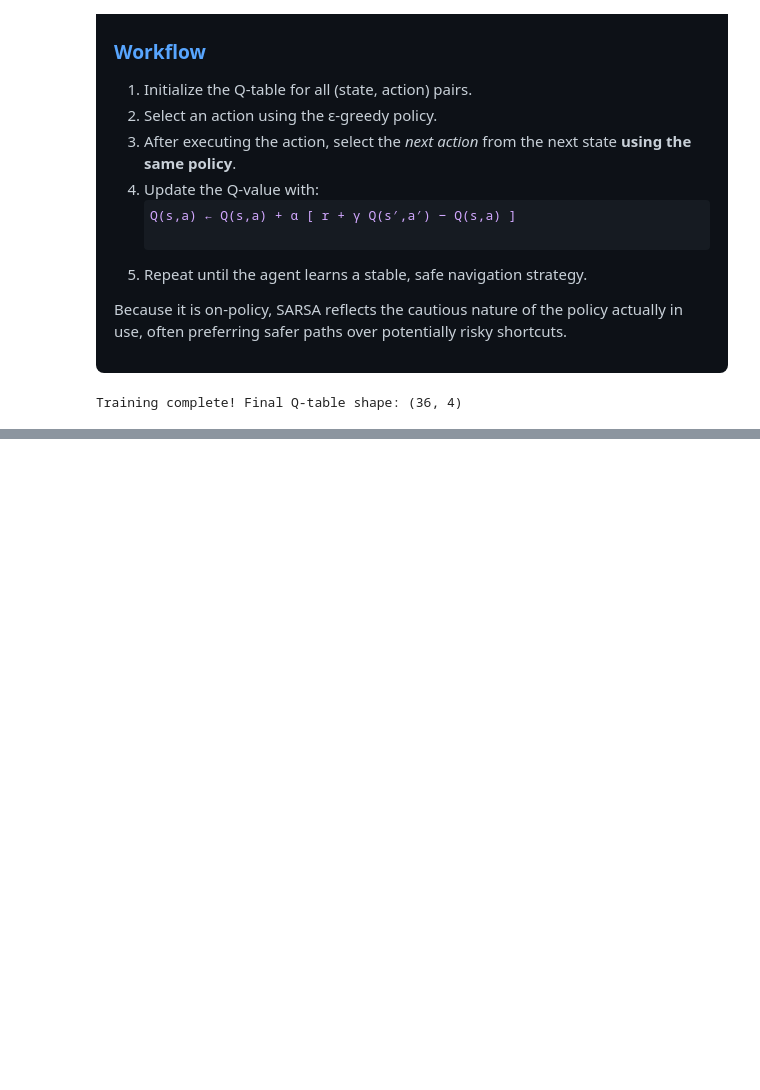
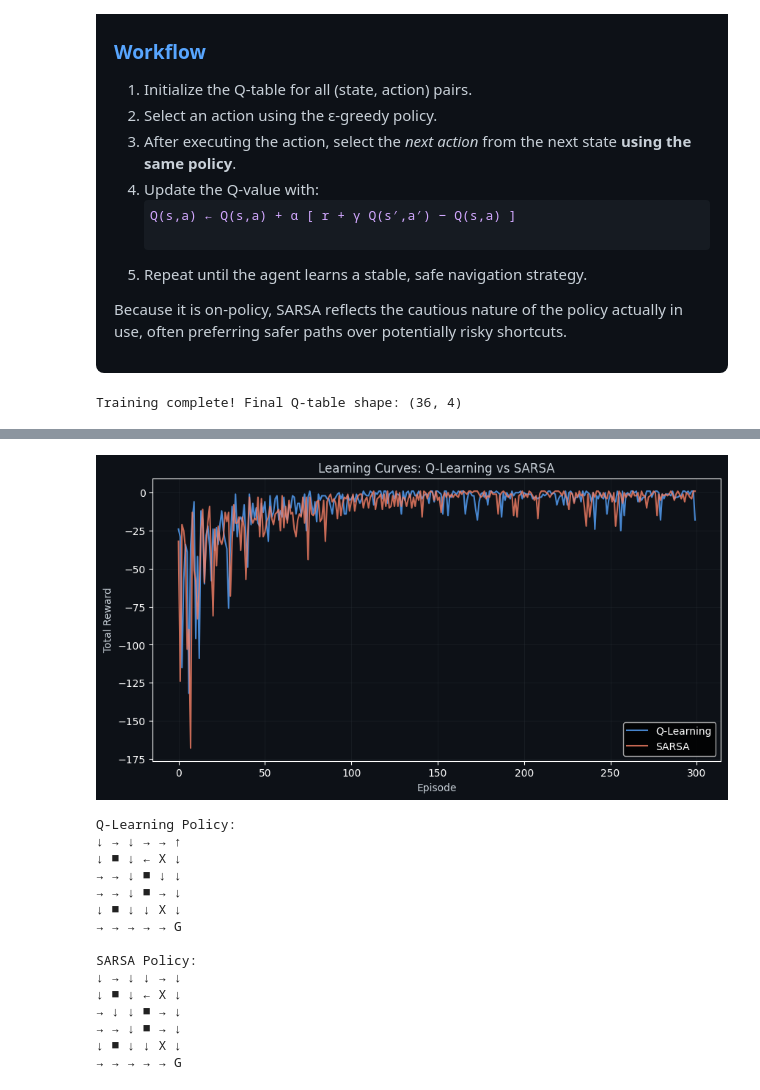
Before and after one commit to alabhastam/-GridWorld-with-Q-Learning-SARSA, a Jupyter notebook: main.ipynb, the cells around one changed output, grey strips where cells are left out. Saved outputs shown, nothing was run; the diff lists cells and outputs as text; code cells hidden in the pictures; blank space fills up the shorter version.

Commit message:
Kaggle Notebook |  GridWorld with Q-Learning & SARSA | Version 5

```diff
--- a/main.ipynb
+++ b/main.ipynb
@@ -326,0 +356,61 @@ Training complete! Final Q-table shape: (36, 4)
+# %%
+# Step 5 — Compare Q-Learning & SARSA
+import matplotlib.pyplot as plt
+import numpy as np
+
+# --- 1. Learning Curves ---
+plt.figure(figsize=(10, 5))
+plt.plot(q_rewards, label="Q-Learning", color="#58a6ff", alpha=0.8)
+plt.plot(sarsa_rewards, label="SARSA", color="#f78166", alpha=0.8)
+plt.xlabel("Episode", color="#c9d1d9")
+plt.ylabel("Total Reward", color="#c9d1d9")
+plt.title("Learning Curves: Q-Learning vs SARSA", color="#c9d1d9")
+plt.legend()
+plt.grid(alpha=0.3, color="#30363d")
+plt.gca().set_facecolor("#0d1117")
+plt.gcf().patch.set_facecolor("#0d1117")
+plt.show()
+
+# --- 2. Policy Visualization ---
+def plot_policy(Q, env, title):
+    policy_grid = np.full((env.rows, env.cols), " ")
+    arrows = {0:"↑", 1:"→", 2:"↓", 3:"←"}
+
+    for r in range(env.rows):
+        for c in range(env.cols):
+            if (r,c) in env.obstacles:
+                policy_grid[r,c] = "■"  # Obstacle
+                continue
+            if (r,c) in env.traps:
+                policy_grid[r,c] = "X"  # Trap
+                continue
+            if (r,c) == env.goal:
+                policy_grid[r,c] = "G"  # Goal
+                continue
+            state_idx = r*env.cols+c
+            best_action = np.argmax(Q[state_idx])
+            policy_grid[r,c] = arrows[best_action]
+
+    print(f"\n{title} Policy:")
+    for row in policy_grid:
+        print(" ".join(row))
+
+plot_policy(Q_table, env, "Q-Learning")
+plot_policy(Q_sarsa, env, "SARSA")
+# %% [output]
+[figure, added]
+Q-Learning Policy:
+↓ → ↓ → → ↑
+↓ ■ ↓ ← X ↓
+→ → ↓ ■ ↓ ↓
+→ → ↓ ■ → ↓
+↓ ■ ↓ ↓ X ↓
+→ → → → → G
+
+SARSA Policy:
+↓ → ↓ ↓ → ↓
+↓ ■ ↓ ← X ↓
+→ ↓ ↓ ■ → ↓
+→ → ↓ ■ → ↓
+↓ ■ ↓ ↓ X ↓
+→ → → → → G
```
Also changed, not shown: parts of 4 cells of this notebook.
